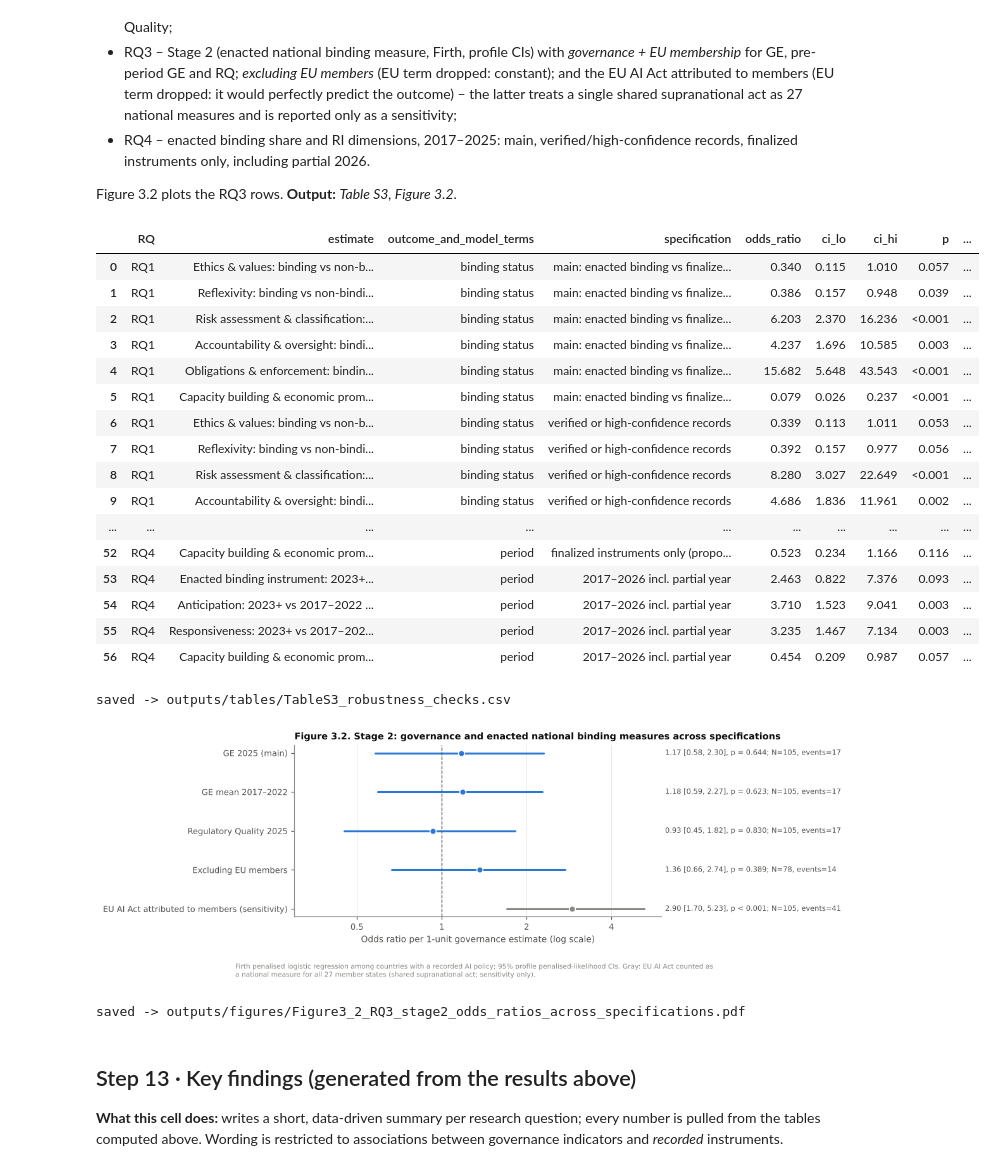
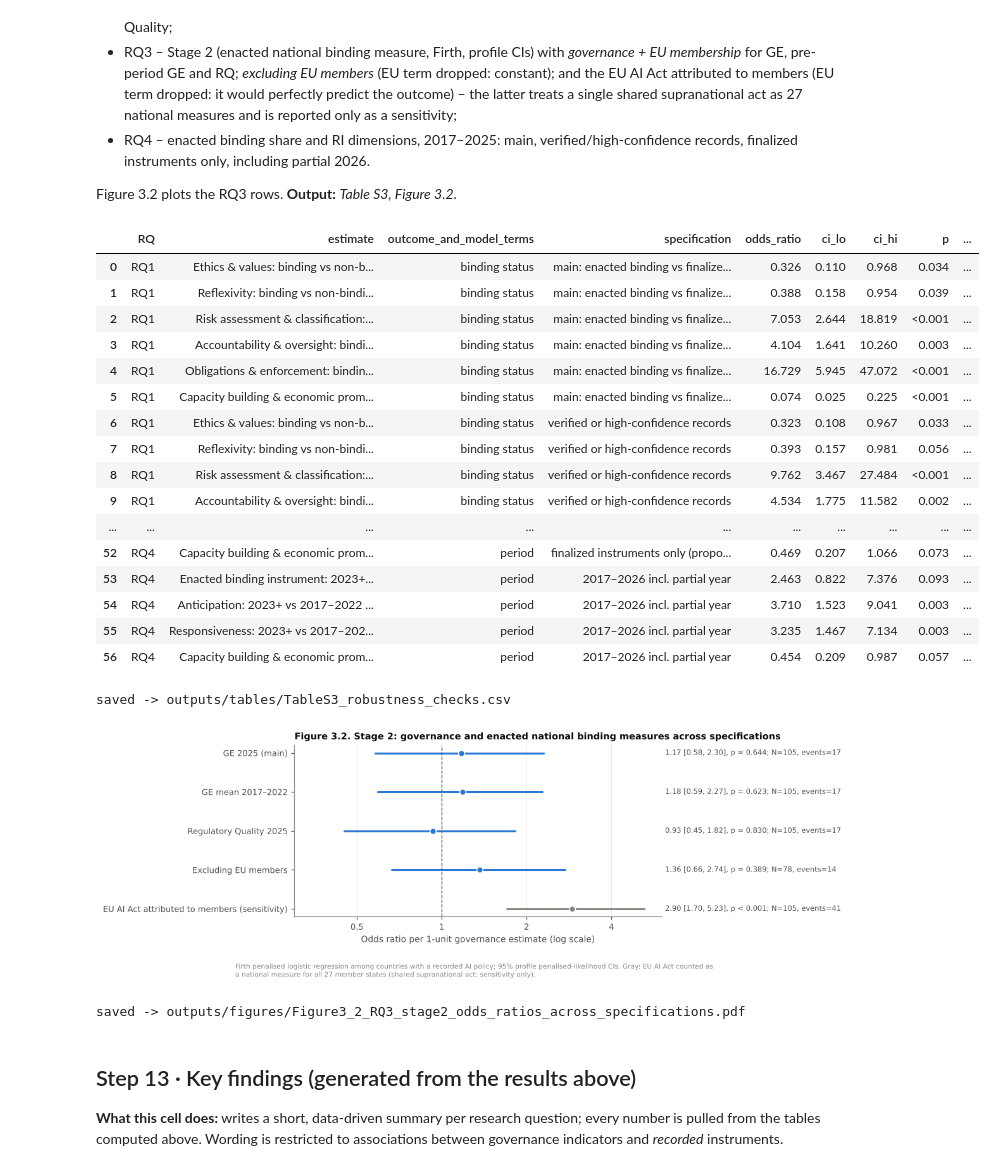
Before and after one commit to OmerFurkanBilici/ai-ri-national-policies, a Jupyter notebook: ai_ri_policy_analysis.ipynb, the cells around one changed output. Drawn from its saved outputs; the diff is of its cells as text; code cells hidden in the pictures.

```diff
--- a/ai_ri_policy_analysis.ipynb
+++ b/ai_ri_policy_analysis.ipynb
@@ -278,20 +279,26 @@ inst["year"] = inst.ref_date.dt.year
 
 ENACTED = {"adopted", "in_force", "partially_applicable"}           # binding AND already law
 NOT_ADOPTED = {"proposed", "under_consultation"}                    # draft strategies / bills
+ENDED = {"archived", "superseded", "repealed"}                     # earlier stage unclear
 inst["proposal_stage"] = inst.status.isin(NOT_ADOPTED)
+inst["ended_stage"] = inst.status.isin(ENDED)
 inst["enacted_binding"] = inst.is_binding & inst.status.isin(ENACTED)
 inst["draft_binding"] = inst.is_binding & inst.proposal_stage
 inst["other_binding"] = inst.is_binding & ~inst.enacted_binding & ~inst.draft_binding   # e.g. repealed
-inst["nonbinding_final"] = ~inst.is_binding & ~inst.proposal_stage
+inst["nonbinding_final"] = ~inst.is_binding & ~inst.proposal_stage & ~inst.ended_stage
 inst["nonbinding_proposal"] = ~inst.is_binding & inst.proposal_stage
+inst["nonbinding_ended"] = ~inst.is_binding & inst.ended_stage
 STATUS3 = ["Enacted binding", "Binding proposal", "Non-binding, finalized", "Non-binding proposal"]
 if inst.other_binding.any():
     STATUS3.insert(2, "Other binding (not in force)")
+if inst.nonbinding_ended.any():
+    STATUS3.append("Non-binding, archived / superseded")
 inst["legal_status3"] = pd.Categorical(
-    np.select([inst.enacted_binding, inst.draft_binding, inst.other_binding, inst.nonbinding_final],
-              ["Enacted binding", "Binding proposal", "Other binding (not in force)", "Non-binding, finalized"],
-              "Non-binding proposal"),
+    np.select([inst.enacted_binding, inst.draft_binding, inst.other_binding, inst.nonbinding_final, inst.nonbinding_ended],
+              ["Enacted binding", "Binding proposal", "Other binding (not in force)", "Non-binding, finalized",
+               "Non-binding, archived / superseded"], "Non-binding proposal"),
     categories=STATUS3, ordered=True)
+print("Archived / superseded / repealed records:", inst.loc[inst.ended_stage, ["slug", "status", "is_binding"]].to_dict("records"))
 print(f"Binding-flagged instruments neither enacted nor proposals: {int(inst.other_binding.sum())}")
 inst["binding_label"] = np.where(inst.is_binding, "Binding (Tracker flag)", "Non-binding")
 inst["adopted_strategy"] = (inst.instrument_type == "strategy") & ~inst.status.isin(NOT_ADOPTED)
@@ -856,7 +865,7 @@ ax.set_title("Figure 1.1. RI profile of enacted binding vs finalized non-binding
              loc="left", pad=26, fontsize=9.5)
 fig.text(0.0, -0.03, "OR = odds ratio enacted binding vs finalized non-binding (Haldane–Anscombe corrected); * q<0.05, ** q<0.01, *** q<0.001 "
          "(Fisher exact, Benjamini–Hochberg).\n† q<0.05 in the country-clustered model adjusted for summary length (Table 1.3). "
-         f"Proposals excluded (binding: n={int(inst.draft_binding.sum())}; non-binding: n={int(inst.nonbinding_proposal.sum())}).\n"
+         f"Excluded: proposals (binding n={int(inst.draft_binding.sum())}; non-binding n={int(inst.nonbinding_proposal.sum())}) and archived/superseded records (n={int(inst.ended_stage.sum())}).\n"
          "Source: AI Policy Tracker, country-level instruments; dictionary-based coding of policy summaries.",
          fontsize=7, color=COL["muted"], ha="left")
 save_fig(fig, "Figure1_1_RQ1_RI_profile_dumbbell")
@@ -878,7 +887,8 @@ SHORT = {"Guidance / framework / policy / other": "Guidance /\nframework /\npoli
          "Act / regulation / bill / executive order": "Act /\nregulation / bill /\nexec. order",
          "Enacted binding": "Enacted\nbinding", "Binding proposal": "Binding\nproposal",
          "Non-binding, finalized": "Non-binding,\nfinalized", "Non-binding proposal": "Non-binding\nproposal",
-         "Other binding (not in force)": "Other binding\n(not in force)"}
+         "Other binding (not in force)": "Other binding\n(not in force)",
+         "Non-binding, archived / superseded": "Non-binding,\narchived /\nsuperseded"}
 ax.set_xticks(range(H.shape[1]))
 ax.set_xticklabels([next((c.replace(k, v) for k, v in SHORT.items() if c.startswith(k)), c) for c in H.columns], fontsize=7.5)
 ax.set_yticks(range(H.shape[0])); ax.set_yticklabels([LABEL[c] for c in H.index])
@@ -1366,11 +1376,11 @@ t44b = compare_binary(d4all, "period", RQ4_CODES, "2023+", "2017–2022", labels
 t44b = t44b.rename(columns={"or_ci_lo": "ci_lo", "or_ci_hi": "ci_hi", "p_fisher": "p_cluster"})[
     ["code", "label", "odds_ratio", "ci_lo", "ci_hi", "p_cluster", "q_bh"]].rename(columns={"odds_ratio": "adj_odds_ratio"})
 t44b = t44b.assign(note="unadjusted Fisher", specification=f"2017–{int(inst.year.max())} incl. partial year")
-d4fin = d4[~d4.proposal_stage]
+d4fin = d4[~d4.proposal_stage & ~d4.ended_stage]
 t44c = compare_binary(d4fin, "period", [c for c in RQ4_CODES if c != "proposal"], "2023+", "2017–2022", labels=lab4)
 t44c = t44c.rename(columns={"or_ci_lo": "ci_lo", "or_ci_hi": "ci_hi", "p_fisher": "p_cluster", "odds_ratio": "adj_odds_ratio"})[
     ["code", "label", "adj_odds_ratio", "ci_lo", "ci_hi", "p_cluster", "q_bh"]].assign(
-    note="unadjusted Fisher", specification=f"2017–{LAST_FULL_YEAR}, finalized instruments only (proposals excluded)")
+    note="unadjusted Fisher", specification=f"2017–{LAST_FULL_YEAR}, finalized instruments only (proposals and archived/superseded excluded)")
 t44 = pd.concat([t44a, t44c, t44b], ignore_index=True)[["specification", "code", "label", "adj_odds_ratio", "ci_lo", "ci_hi",
                                                   "p_cluster", "q_bh", "note"]].rename(columns={"adj_odds_ratio": "odds_ratio", "p_cluster": "p"})
 save_table(t44.round(3).assign(p=t44.p.map(fmt_p), q_bh=t44.q_bh.map(fmt_p)), "Table4_4_RQ4_sensitivity")
@@ -1440,7 +1451,7 @@ annual = annual.reindex(columns=STATUS3, fill_value=0)
 save_table(annual.reset_index(), "Table4_5_RQ4_annual_counts_by_legal_status")
 fig, ax = plt.subplots(figsize=(6.8, 4.0))
 yrs = annual.index.values; bottom = np.zeros(len(yrs))
-ST_COL = {"Non-binding proposal": "#f6b99c", "Non-binding, finalized": COL["nonbinding"],
+ST_COL = {"Non-binding, archived / superseded": COL["none"], "Non-binding proposal": "#f6b99c", "Non-binding, finalized": COL["nonbinding"],
           "Other binding (not in force)": COL["none"], "Binding proposal": COL["draft"], "Enacted binding": COL["binding"]}
 for st in STATUS3[::-1]:
     col = ST_COL[st]; v = annual[st].values
@@ -1515,7 +1526,7 @@ inclprop = inst[inst.enacted_binding | ~inst.is_binding].assign(
     grp=lambda x: np.where(x.enacted_binding, "Enacted binding", "Non-binding"))
 flag = inst.assign(grp=np.where(inst.is_binding, "Enacted binding", "Non-binding"))
 for spec, df in [("main: enacted binding vs finalized non-binding", d1), ("verified or high-confidence records", hq),
-                 ("excluding strategies", nostrat), ("non-binding group incl. proposals", inclprop),
+                 ("excluding strategies", nostrat), ("non-binding group incl. proposals and archived/superseded", inclprop),
                  ("Tracker binding flag (incl. binding proposals) vs all non-binding", flag)]:
     for _, r in compare_binary(df.assign(grp=df.get("grp", np.where(df.enacted_binding, "Enacted binding", "Non-binding"))),
                                "grp", key1, "Enacted binding", "Non-binding").iterrows():
@@ -1545,49 +1556,49 @@ for lab, df, outcome, preds in rq3_specs:
 key4 = ["enacted", "dim_anticipation", "dim_responsiveness", "cap_capacity"]
 hq4 = d4[(d4.review_status == "verified") | (d4.confidence_level == "high")]
 for spec, df in [(f"2017–{LAST_FULL_YEAR} (main)", d4), ("verified or high-confidence records", hq4),
-                 ("finalized instruments only (proposals excluded)", d4fin),
+                 ("finalized instruments only (proposals and archived/superseded excluded)", d4fin),
                  (f"2017–{int(inst.year.max())} incl. partial year", d4all)]:
     for _, r in compare_binary(df, "period", key4, "2023+", "2017–2022", labels=lab4).iterrows():
         rob.append(["RQ4", f"{r.label}: 2023+ vs 2017–2022 (Fisher OR)", "period", spec,
                     r.odds_ratio, r.or_ci_lo, r.or_ci_hi, r.p_fisher, int(r["N_2023+"] + r["N_2017–2022"])])
 ts3 = pd.DataFrame(rob, columns=["RQ", "estimate", "outcome_and_model_terms", "specification", "odds_ratio", "ci_lo", "ci_hi", "p", "N"])
 save_table(ts3.round(3).assign(p=ts3.p.map(fmt_p)), "TableS3_robustness_checks")
 
 f32 = pd.DataFrame(rq3_rows, columns=["spec", "or", "lo", "hi", "p", "N", "events"])
 fig, ax = plt.subplots(figsize=(6.8, 3.2))
 for i, r in f32.iloc[::-1].reset_index(drop=True).iterrows():
     col = COL["muted"] if "attributed" in r.spec else COL["binding"]
     ax.plot([r.lo, r.hi], [i, i], color=col, lw=2, solid_capstyle="round")
     ax.scatter(r["or"], i, s=40, color=col, zorder=3, edgecolor="white")
     ax.text(1.01, i, f"{r['or']:.2f} [{r.lo:.2f}, {r.hi:.2f}], {pstr(r.p)}; N={r.N}, events={r.events}",
             transform=mtrans.blended_transform_factory(ax.transAxes, ax.transData), va="center", fontsize=7.5, color=COL["ink2"])
 ax.axvline(1, color=COL["ink2"], lw=0.9, ls="--")
 ax.set_xscale("log"); ax.set_yticks(range(len(f32))); ax.set_yticklabels(f32.spec[::-1])
 ax.xaxis.set_major_locator(mpl.ticker.FixedLocator([0.25, 0.5, 1, 2, 4, 8]))
 ax.xaxis.set_minor_locator(mpl.ticker.NullLocator())
 ax.xaxis.set_major_formatter(mpl.ticker.FuncFormatter(lambda v, _: f"{v:g}"))
 ax.set_xlim(min(0.3, f32.lo.min() * 0.85), max(6, f32.hi.max() * 1.15))
 ax.set_xlabel("Odds ratio per 1-unit governance estimate (log scale)"); ax.grid(axis="y", visible=False)
 ax.set_title("Figure 3.2. Stage 2: governance and enacted national binding measures across specifications",
              loc="left", fontsize=9.5)
 fig.text(0.0, -0.16, "Firth penalised logistic regression among countries with a recorded AI policy; 95% profile penalised-likelihood CIs. "
          "Gray: EU AI Act counted as\na national measure for all 27 member states (shared supranational act; sensitivity only).",
          fontsize=7, color=COL["muted"])
 save_fig(fig, "Figure3_2_RQ3_stage2_odds_ratios_across_specifications")
 # %% [output]
 |  | RQ | estimate | outcome_and_model_terms | specification | odds_ratio | ci_lo | ci_hi | p | ... |
-| 0 | RQ1 | Ethics & values: binding vs non-b... | binding status | main: enacted binding vs finalize... | 0.340 | 0.115 | 1.010 | 0.057 | ... |
-| 1 | RQ1 | Reflexivity: binding vs non-bindi... | binding status | main: enacted binding vs finalize... | 0.386 | 0.157 | 0.948 | 0.039 | ... |
-| 2 | RQ1 | Risk assessment & classification:... | binding status | main: enacted binding vs finalize... | 6.203 | 2.370 | 16.236 | <0.001 | ... |
-| 3 | RQ1 | Accountability & oversight: bindi... | binding status | main: enacted binding vs finalize... | 4.237 | 1.696 | 10.585 | 0.003 | ... |
-| 4 | RQ1 | Obligations & enforcement: bindin... | binding status | main: enacted binding vs finalize... | 15.682 | 5.648 | 43.543 | <0.001 | ... |
-| 5 | RQ1 | Capacity building & economic prom... | binding status | main: enacted binding vs finalize... | 0.079 | 0.026 | 0.237 | <0.001 | ... |
-| 6 | RQ1 | Ethics & values: binding vs non-b... | binding status | verified or high-confidence records | 0.339 | 0.113 | 1.011 | 0.053 | ... |
-| 7 | RQ1 | Reflexivity: binding vs non-bindi... | binding status | verified or high-confidence records | 0.392 | 0.157 | 0.977 | 0.056 | ... |
-| 8 | RQ1 | Risk assessment & classification:... | binding status | verified or high-confidence records | 8.280 | 3.027 | 22.649 | <0.001 | ... |
-| 9 | RQ1 | Accountability & oversight: bindi... | binding status | verified or high-confidence records | 4.686 | 1.836 | 11.961 | 0.002 | ... |
+| 0 | RQ1 | Ethics & values: binding vs non-b... | binding status | main: enacted binding vs finalize... | 0.326 | 0.110 | 0.968 | 0.034 | ... |
+| 1 | RQ1 | Reflexivity: binding vs non-bindi... | binding status | main: enacted binding vs finalize... | 0.388 | 0.158 | 0.954 | 0.039 | ... |
+| 2 | RQ1 | Risk assessment & classification:... | binding status | main: enacted binding vs finalize... | 7.053 | 2.644 | 18.819 | <0.001 | ... |
+| 3 | RQ1 | Accountability & oversight: bindi... | binding status | main: enacted binding vs finalize... | 4.104 | 1.641 | 10.260 | 0.003 | ... |
+| 4 | RQ1 | Obligations & enforcement: bindin... | binding status | main: enacted binding vs finalize... | 16.729 | 5.945 | 47.072 | <0.001 | ... |
+| 5 | RQ1 | Capacity building & economic prom... | binding status | main: enacted binding vs finalize... | 0.074 | 0.025 | 0.225 | <0.001 | ... |
+| 6 | RQ1 | Ethics & values: binding vs non-b... | binding status | verified or high-confidence records | 0.323 | 0.108 | 0.967 | 0.033 | ... |
+| 7 | RQ1 | Reflexivity: binding vs non-bindi... | binding status | verified or high-confidence records | 0.393 | 0.157 | 0.981 | 0.056 | ... |
+| 8 | RQ1 | Risk assessment & classification:... | binding status | verified or high-confidence records | 9.762 | 3.467 | 27.484 | <0.001 | ... |
+| 9 | RQ1 | Accountability & oversight: bindi... | binding status | verified or high-confidence records | 4.534 | 1.775 | 11.582 | 0.002 | ... |
 | ... | ... | ... | ... | ... | ... | ... | ... | ... | ... |
-| 52 | RQ4 | Capacity building & economic prom... | period | finalized instruments only (propo... | 0.523 | 0.234 | 1.166 | 0.116 | ... |
+| 52 | RQ4 | Capacity building & economic prom... | period | finalized instruments only (propo... | 0.469 | 0.207 | 1.066 | 0.073 | ... |
 | 53 | RQ4 | Enacted binding instrument: 2023+... | period | 2017–2026 incl. partial year | 2.463 | 0.822 | 7.376 | 0.093 | ... |
 | 54 | RQ4 | Anticipation: 2023+ vs 2017–2022 ... | period | 2017–2026 incl. partial year | 3.710 | 1.523 | 9.041 | 0.003 | ... |
 | 55 | RQ4 | Responsiveness: 2023+ vs 2017–202... | period | 2017–2026 incl. partial year | 3.235 | 1.467 | 7.134 | 0.003 | ... |
```
Also changed, not shown: parts of 12 cells of this notebook, 57 other files.
